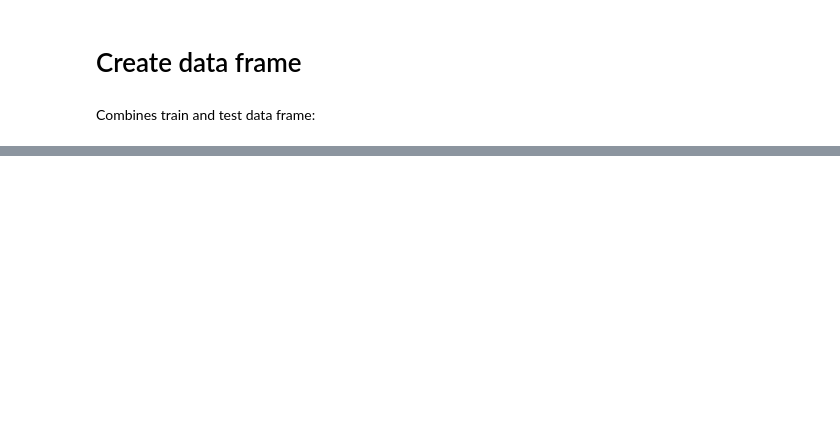
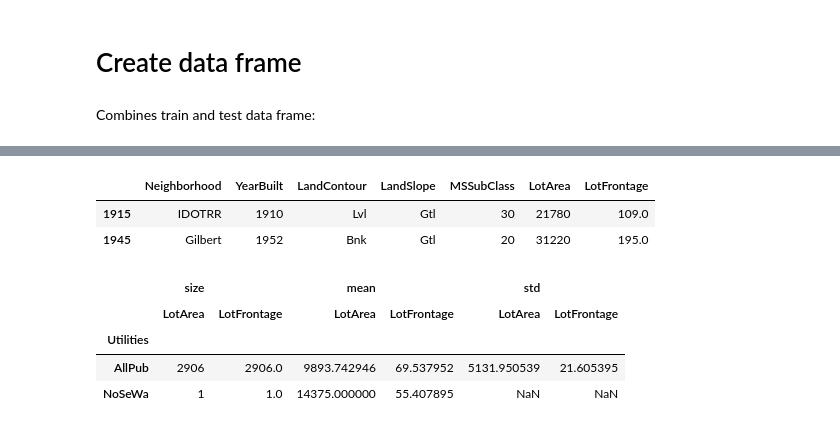
Before and after one commit to ePPilgrim/Python, a Jupyter notebook: ML/Kaggle/house_price/notebooks/house_price_load_and_resolve_NaN_values.ipynb, the cells around one changed output, grey strips where cells are left out. Drawn from its saved outputs; the diff is of its cells as text; code cells hidden in the pictures; blank space fills up the shorter version.

```diff
--- a/ML/Kaggle/house_price/notebooks/house_price_load_and_resolve_NaN_values.ipynb
+++ b/ML/Kaggle/house_price/notebooks/house_price_load_and_resolve_NaN_values.ipynb
@@ -89,0 +222,17 @@ MultiIndex(levels=[['CollgCr', 'Gilbert', 'NAmes', 'NWAmes', 'Sawyer'], ['Corner
+# %%
+
+tt[['Neighborhood','YearBuilt', 'LandContour','LandSlope','MSSubClass', 'LotArea','LotFrontage']]
+# %% [output]
+|  | Neighborhood | YearBuilt | LandContour | LandSlope | MSSubClass | LotArea | LotFrontage |
+| 1915 | IDOTRR | 1910 | Lvl | Gtl | 30 | 21780 | 109.0 |
+| 1945 | Gilbert | 1952 | Bnk | Gtl | 20 | 31220 | 195.0 |
+# %%
+validdf = df#[df['Utilities']]
+yy = validdf.pivot_table(values =['LotFrontage', 'LotArea'], index = ['Utilities'], aggfunc = [np.size, np.mean, np.std])
+yy
+# %% [output]
+|  | size |  | mean |  | std |  |
+|  | LotArea | LotFrontage | LotArea | LotFrontage | LotArea | LotFrontage |
+| Utilities |  |  |  |  |  |  |
+| AllPub | 2906 | 2906.0 | 9893.742946 | 69.537952 | 5131.950539 | 21.605395 |
+| NoSeWa | 1 | 1.0 | 14375.000000 | 55.407895 | NaN | NaN |
```
Also changed, not shown: parts of 24 cells of this notebook.
